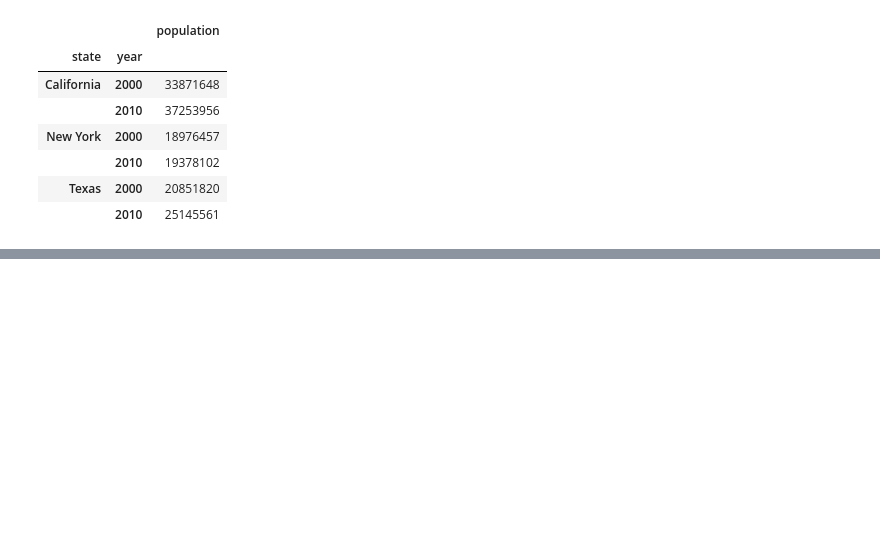
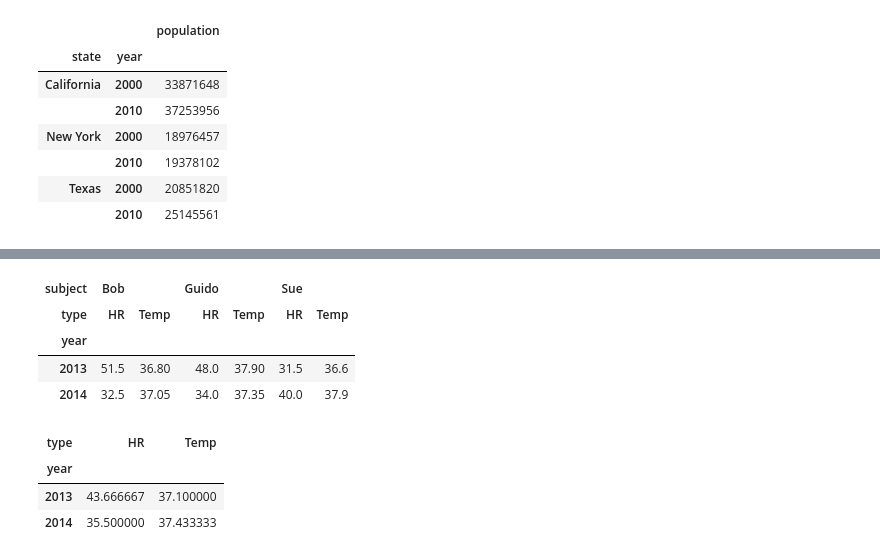
Before and after one commit to gmendozah/ucb-intro-data-science, a Jupyter notebook: Intro to Data Science/3.5 Hierarchical Indexing.ipynb, the cells around one changed output, grey strips where cells are left out. Cells and saved outputs as stored; diff of their text form; code cells hidden in the pictures; blank space fills up the shorter version.

Commit message:
deat: Data Aggregations on Multi-Indices

```diff
--- a/Intro to Data Science/3.5 Hierarchical Indexing.ipynb
+++ b/Intro to Data Science/3.5 Hierarchical Indexing.ipynb
@@ -431,0 +444,16 @@ pop_flat.set_index(['state', 'year'])
+# %%
+data_mean = health_data.mean(level='year')
+data_mean
+# %% [output]
+| subject | Bob |  | Guido |  | Sue |  |
+| type | HR | Temp | HR | Temp | HR | Temp |
+| year |  |  |  |  |  |  |
+| 2013 | 51.5 | 36.80 | 48.0 | 37.90 | 31.5 | 36.6 |
+| 2014 | 32.5 | 37.05 | 34.0 | 37.35 | 40.0 | 37.9 |
+# %%
+data_mean.mean(axis=1, level='type')
+# %% [output]
+| type | HR | Temp |
+| year |  |  |
+| 2013 | 43.666667 | 37.100000 |
+| 2014 | 35.500000 | 37.433333 |
```
Also changed, not shown: parts of 2 cells of this notebook.
